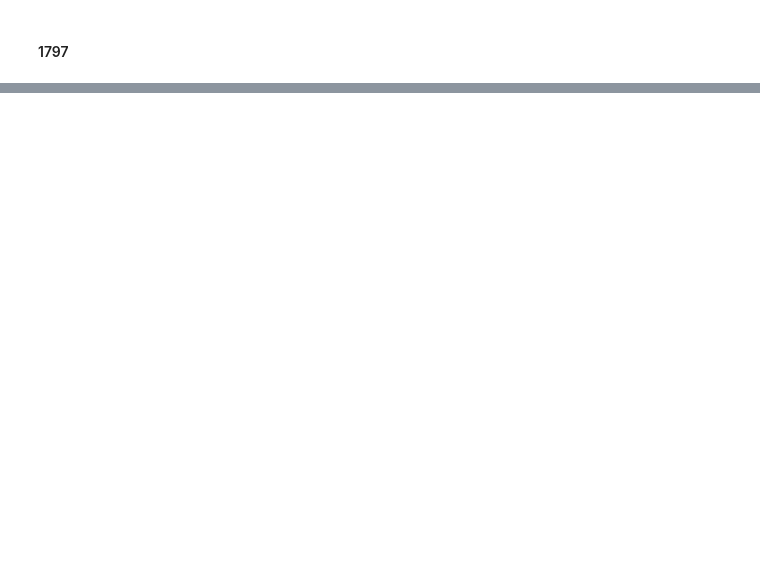
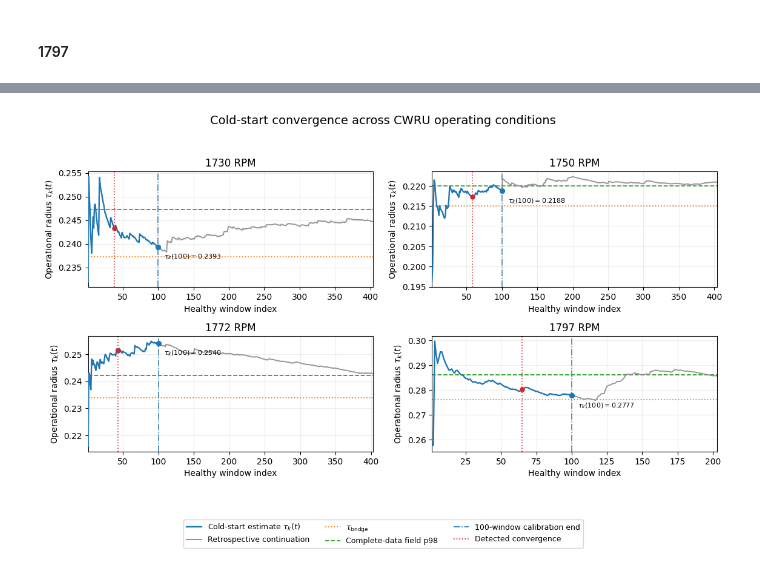
Before and after one commit to eduardodisanti/inverse_problem, a Jupyter notebook: journal_paper/bearing_autoencoder.ipynb, the cells around one changed output, grey strips where cells are left out. Drawn from its saved outputs; the diff is of its cells as text; code cells hidden in the pictures; blank space fills up the shorter version.

Commit message:
FINAL EXPERIMENTS READY AND PAPER WRITTEN

```diff
--- a/journal_paper/bearing_autoencoder.ipynb
+++ b/journal_paper/bearing_autoencoder.ipynb
@@ -690,0 +981,22 @@ Healthy CWRU → mean=0.2206, std=0.0210, p98=0.2636, p99=0.2680
+# %%
+results = {}
+
+for bearing_id in [1730, 1750, 1772, 1797]:
+
+    (
+        mse_healthy,
+        mse_ball,
+        mse_inner,
+        mse_outer,
+        tau_mc,
+        tau_bridge,
+        tau_p98,
+        tau_adaptive
+    ) = run_experiment(bearing_id)
+
+    results[str(bearing_id)] = {
+        "mse_healthy": mse_healthy,
+        "tau_bridge": tau_bridge,
+        "tau_p98": tau_p98,
+        "tau_adaptive": tau_adaptive
+    }
@@ -690,0 +1021,18 @@ Healthy CWRU → mean=0.2206, std=0.0210, p98=0.2636, p99=0.2680
+# %%
+convergence_indices = {
+    "1730": 38,
+    "1750": 58,
+    "1772": 43,
+    "1797": 65,
+}
+
+plot_tau_convergence_all(
+    experiments=results,
+    z_mc=z_mc,
+    window_size=500,
+    calibration_end=100,
+    convergence_indices=convergence_indices,
+    save_path="cwru_tau_convergence.pdf",
+);
+# %% [output]
+[figure, added]
```
Also changed, not shown: parts of 16 cells of this notebook, 11 other files.
